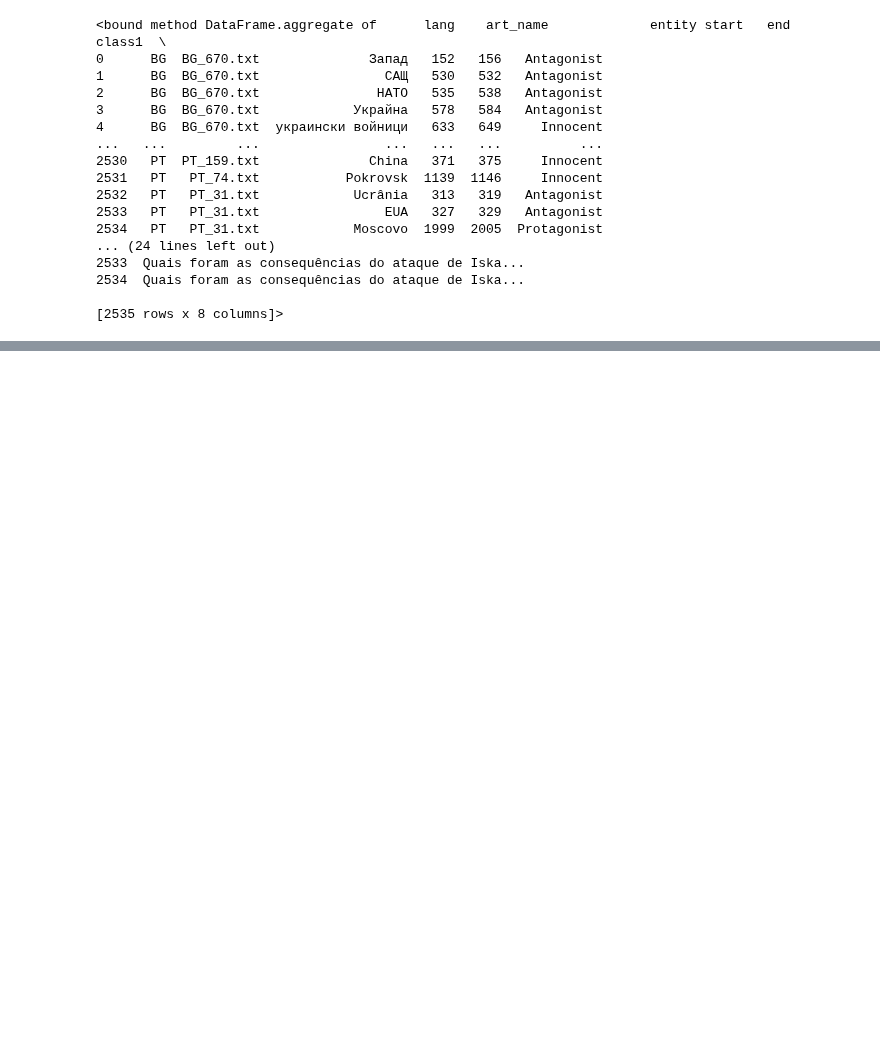
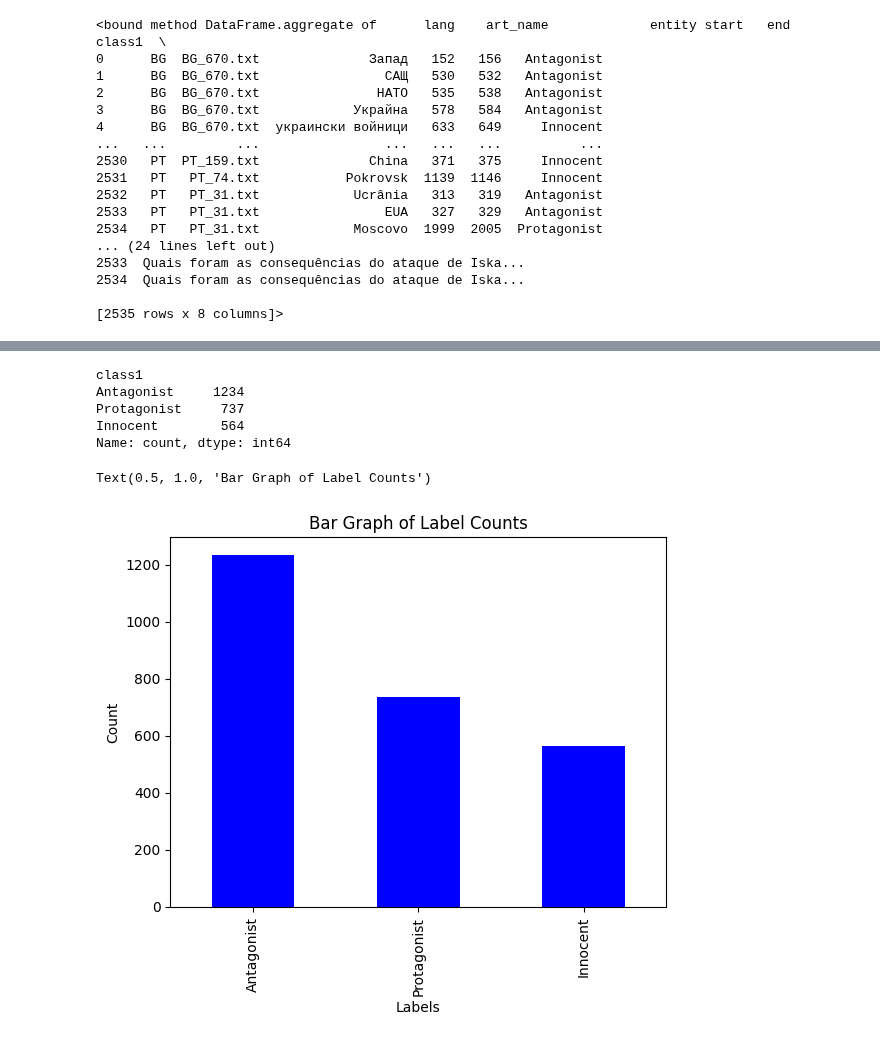
Before and after one commit to Matija-Kukic/semeval2025-t10, a Jupyter notebook: PreProcess_and_EDA/sub1_EDA.ipynb, the cells around one changed output, grey strips where cells are left out. Saved outputs shown, nothing was run; the diff lists cells and outputs as text; code cells hidden in the pictures; blank space fills up the shorter version.

```diff
--- a/PreProcess_and_EDA/sub1_EDA.ipynb
+++ b/PreProcess_and_EDA/sub1_EDA.ipynb
@@ -32,0 +48,16 @@ df.aggregate
+# %%
+import matplotlib.pyplot as plt
+label_counts = df['class1'].value_counts()
+print(label_counts)
+label_counts.plot(kind='bar', color='blue')
+plt.xlabel('Labels',)
+plt.ylabel('Count')
+plt.title('Bar Graph of Label Counts')
+# %% [output]
+class1
+Antagonist     1234
+Protagonist     737
+Innocent        564
+Name: count, dtype: int64
+Text(0.5, 1.0, 'Bar Graph of Label Counts')
+[figure, added]
```
Also changed, not shown: parts of 7 cells of this notebook.
